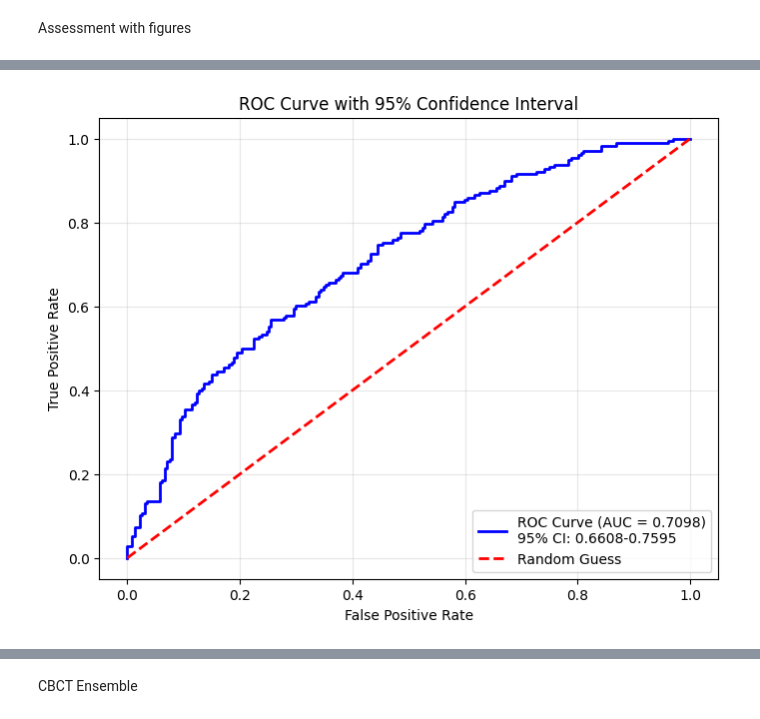
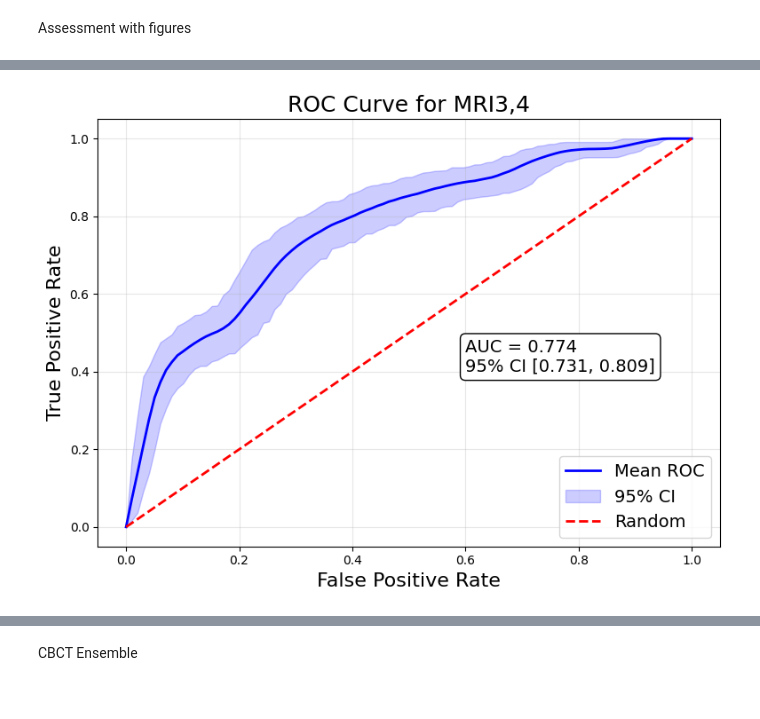
Before and after one commit to seongwoojang1123/Improved-Diagnostic-Accuracy-of-TMJ-Osteoarthritis-through-Machine-Learning-Integration-of-CBCT-MRI, a Jupyter notebook: 5_TMJ_OA_CBCT_MRI_Traning.ipynb, the cells around one changed output, grey strips where cells are left out. Saved outputs shown, nothing was run; the diff lists cells and outputs as text; code cells hidden in the pictures.

```diff
--- a/5_TMJ_OA_CBCT_MRI_Traning.ipynb
+++ b/5_TMJ_OA_CBCT_MRI_Traning.ipynb
@@ -128,7 +177,7 @@ tf.random.set_seed(seed)
 os.environ['PYTHONHASHSEED'] = str(seed)
 
 # 피클 파일 로드
-with open('/content/drive/MyDrive/TMJ OA/학습_data_1,3(crop)/tmj_oa_CBCT1,3_dataset555.pkl', 'rb') as f:
+with open('/content/drive/MyDrive/TMJ OA/기존 CBCT 1,3 + NEW CBCT 1,2/tmj_oa_CBCT1,3 + NEW_dataset_555.pkl', 'rb') as f:
     dataset = pickle.load(f)
 
 # 데이터셋 분리
@@ -157,20 +206,20 @@ test_datagen = ImageDataGenerator(rescale=1.0 / 255)
 
 # 데이터 증강 생성기를 통해 데이터 생성
 train_generator = train_datagen.flow(
-    train_images, train_labels, batch_size=64, shuffle=True, seed=seed
+    train_images, train_labels, batch_size=32, shuffle=True, seed=seed
 )
 
 val_generator = val_datagen.flow(
-    val_images, val_labels, batch_size=64, shuffle=False, seed=seed
+    val_images, val_labels, batch_size=32, shuffle=False, seed=seed
 )
 
 test_generator = test_datagen.flow(
-    test_images, test_labels, batch_size=64, shuffle=False, seed=seed
+    test_images, test_labels, batch_size=32, shuffle=False, seed=seed
 )
 
 # VGG16 모델 구성
 base_model = VGG16(weights='imagenet', include_top=False, input_shape=(140, 140, 3))
-for layer in base_model.layers[:-12]:
+for layer in base_model.layers[:-8]:
     layer.trainable = True
     layer.kernel_initializer = GlorotUniform(seed=seed)
 
@@ -261,6 +310,6 @@ plt.show()
 print("Confusion Matrix:\n", conf_matrix)
 print("Classification Report:\n", classification_report(test_labels, y_pred_adjusted))
 
-model.save('/content/drive/MyDrive/TMJ OA/학습_data_1,3(crop)/CBCT1,3_model555.keras')
+#model.save('/content/drive/MyDrive/TMJ OA/학습_data_1,3(crop)/CBCT1,3_model555.keras')
 # %% [output]
 Downloading data from https://storage.googleapis.com/tensorflow/keras-applications/vgg16/vgg16_weights_tf_dim_ordering_tf_kernels_notop.h5
@@ -305,48 +353,59 @@ weighted avg       0.66      0.67      0.66       405
 # %% [markdown]
 Assessment with figures
 # %%
-# 테스트 레이블 및 예측값
-y_true = test_labels  # 실제 레이블
-y_pred = model.predict(test_images / 255.0).flatten()  # 예측 확률값 (스케일링된 이미지 사용)
+# 1) 테스트 레이블 및 예측값
+y_true = test_labels
+y_pred = model.predict(test_images / 255.0).flatten()
 
-# ROC Curve 계산
-fpr, tpr, thresholds = roc_curve(y_true, y_pred)
-roc_auc = roc_auc_score(y_true, y_pred)
-
-# AUC 95% CI 계산 (부트스트랩)
-n_bootstraps = 1000  # 부트스트랩 샘플 수
-rng = np.random.RandomState(42)  # 재현성 확보
-bootstrapped_aucs = []
+# 2) 부트스트랩을 이용한 ROC 밴드 계산
+n_bootstraps = 200
+rng = np.random.RandomState(42)
+base_fpr = np.linspace(0, 1, 100)
+tprs = []
+aucs = []
 
 for i in range(n_bootstraps):
-    # 부트스트랩 샘플링
     indices = rng.choice(len(y_true), len(y_true), replace=True)
-    y_true_bootstrap = y_true[indices]
-    y_pred_bootstrap = y_pred[indices]
+    if len(np.unique(y_true[indices])) < 2:
+        continue
+    y_true_bs = y_true[indices]
+    y_pred_bs = y_pred[indices]
+    fpr_bs, tpr_bs, _ = roc_curve(y_true_bs, y_pred_bs)
+    tpr_interp = np.interp(base_fpr, fpr_bs, tpr_bs)
+    tpr_interp[0] = 0.0
+    tprs.append(tpr_interp)
+    aucs.append(roc_auc_score(y_true_bs, y_pred_bs))
 
-    try:
-        auc_bootstrap = roc_auc_score(y_true_bootstrap, y_pred_bootstrap)
-        bootstrapped_aucs.append(auc_bootstrap)
-    except ValueError:  # 예외 처리 (불가능한 경우 스킵)
-        continue
+tprs = np.array(tprs)
+mean_tpr  = np.mean(tprs, axis=0)
+lower_tpr = np.percentile(tprs, 2.5, axis=0)
+upper_tpr = np.percentile(tprs, 97.5, axis=0)
+lower_auc = np.percentile(aucs, 2.5)
+upper_auc = np.percentile(aucs, 97.5)
+roc_auc  = roc_auc_score(y_true, y_pred)
 
-# 신뢰 구간 계산
-lower = np.percentile(bootstrapped_aucs, 2.5)
-upper = np.percentile(bootstrapped_aucs, 97.5)
+# 3) 시각화
+plt.figure(figsize=(8, 6))
+plt.plot(base_fpr, mean_tpr,
+         color='blue', lw=2, label='Mean ROC')
+plt.fill_between(base_fpr, lower_tpr, upper_tpr,
+                 color='blue', alpha=0.2, label='95% CI')
+plt.plot([0, 1], [0, 1],
+         color='red', linestyle='--', lw=2, label='Random')
+plt.rc('font', size = 14)
 
-print(f"AUC: {roc_auc:.4f}")
-print(f"95% CI: {lower:.4f} - {upper:.4f}")
+plt.text(
+    0.6, 0.4,
+    f'AUC = {roc_auc:.3f}\n95% CI [{lower_auc:.3f}, {upper_auc:.3f}]',
+    bbox=dict(facecolor='white', edgecolor='black', boxstyle='round'),
+    fontsize=14
+)
 
-# ROC Curve 시각화
-plt.figure(figsize=(8, 6))
-plt.plot(fpr, tpr, color='blue', lw=2, label=f'ROC Curve (AUC = {roc_auc:.4f})\n95% CI: {lower:.4f}-{upper:.4f}')
-plt.plot([0, 1], [0, 1], color='red', linestyle='--', lw=2, label='Random Guess')
-
-# 그래프 스타일 설정
-plt.title('ROC Curve with 95% Confidence Interval')
-plt.xlabel('False Positive Rate')
-plt.ylabel('True Positive Rate')
+plt.title('ROC Curve for MRI3,4', size =18)
+plt.xlabel('False Positive Rate', size =16)
+plt.ylabel('True Positive Rate', size =16)
 plt.legend(loc='lower right')
 plt.grid(alpha=0.3)
+plt.tight_layout()
 plt.show()
 # %% [output]
@@ -356 +413 @@ AUC: 0.7098
-[figure, old version]
+[figure, new version]
```
Also changed, not shown: parts of 7 cells of this notebook.
